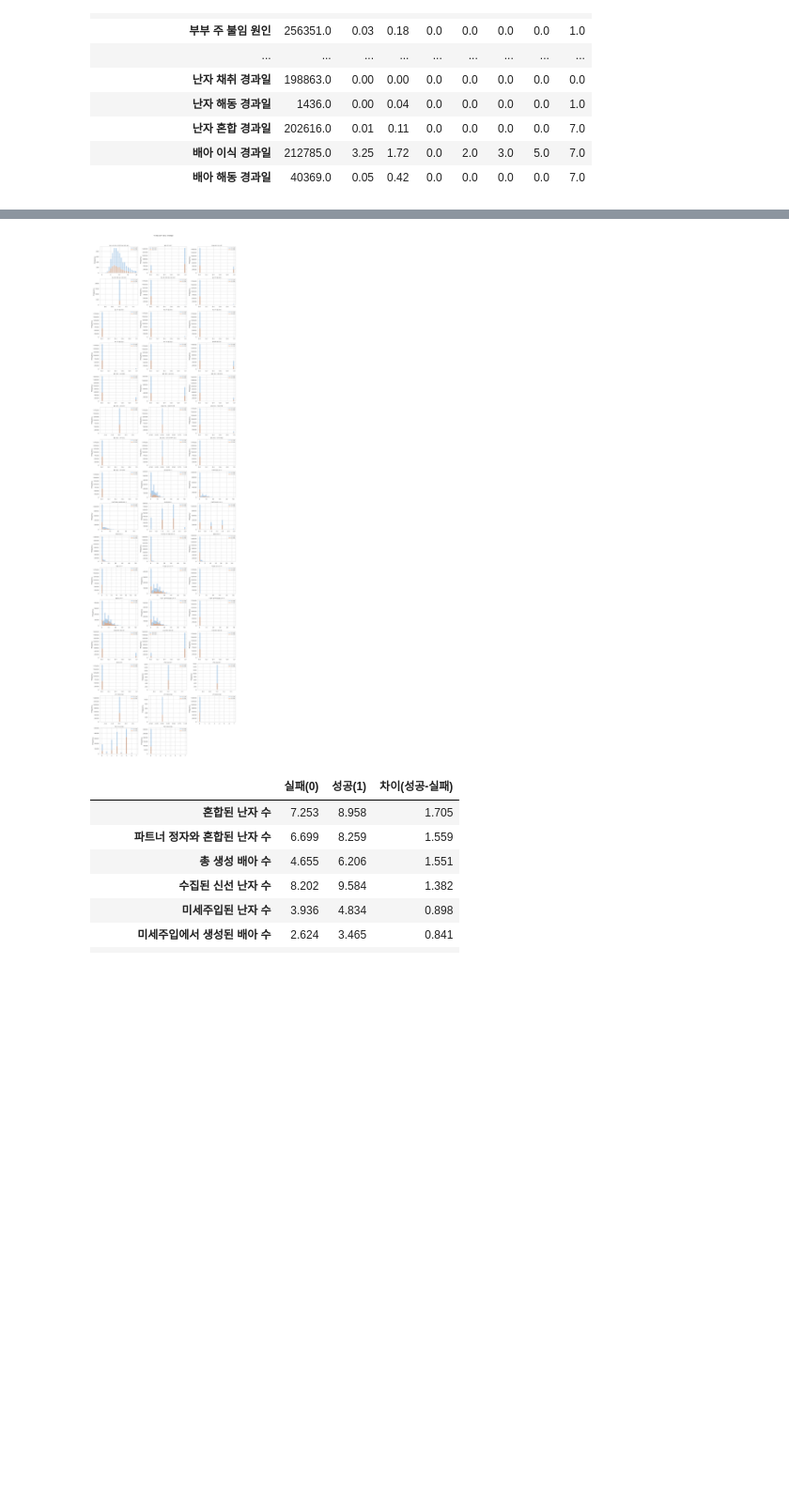
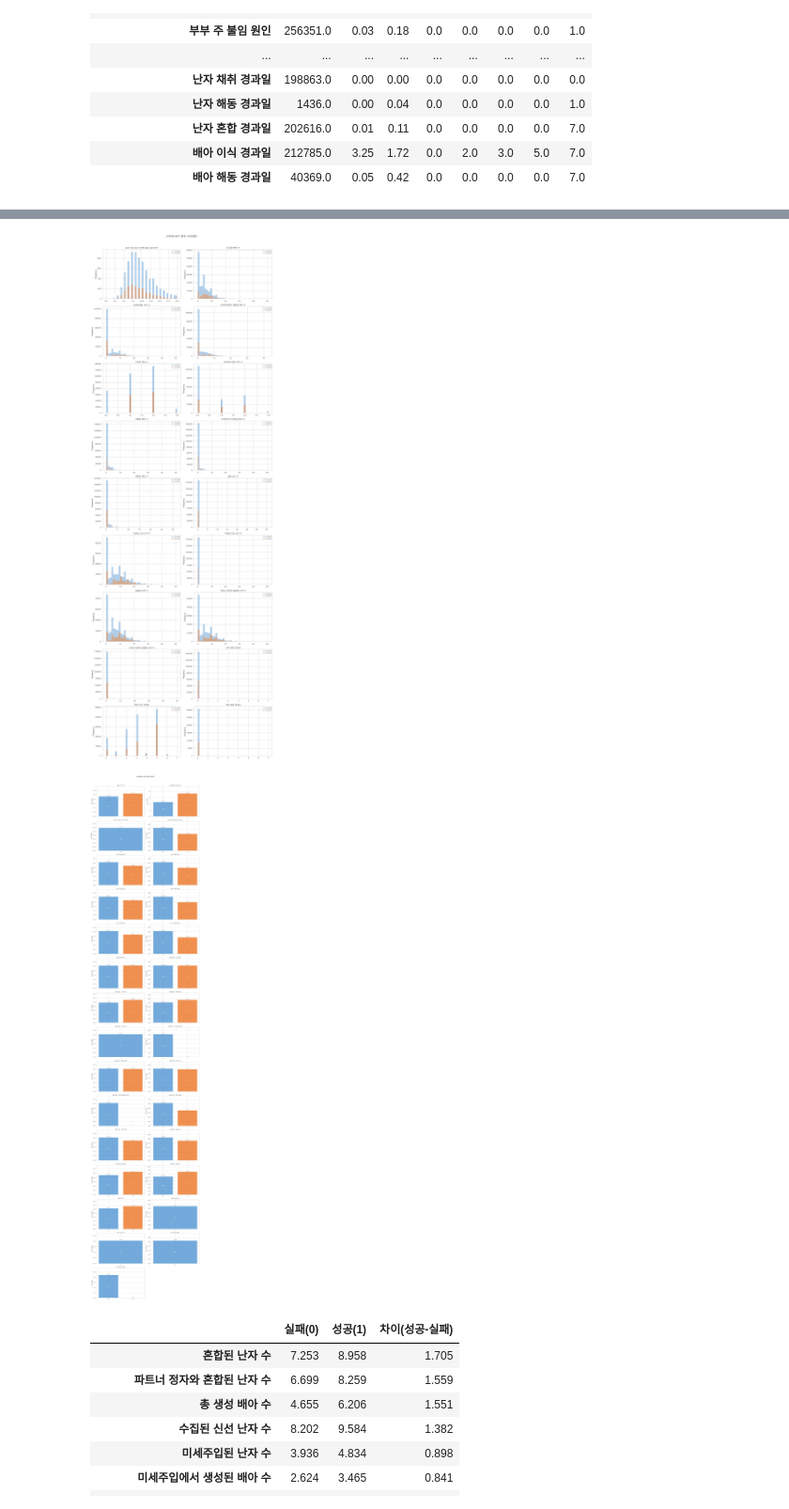
Before and after one commit to Twojulian/AI-Hackathon-for-Predicting-Pregnancy-Success-in-Infertility-Patients, a Jupyter notebook: notebooks/01_eda_yjcho.ipynb, the cells around one changed output, grey strips where cells are left out. Shown at 94% size. Saved outputs shown, nothing was run; the diff lists cells and outputs as text; code cells hidden in the pictures; blank space fills up the shorter version.

```diff
--- a/notebooks/01_eda_yjcho.ipynb
+++ b/notebooks/01_eda_yjcho.ipynb
@@ -248,28 +258,63 @@ for col in single_val_after_dropna:
 # %%
-n_cols_plot = 3
-n_rows_plot = (len(num_cols) + n_cols_plot - 1) // n_cols_plot
+binary_cols = [c for c in num_cols if train[c].dropna().nunique() <= 2]
+cont_cols   = [c for c in num_cols if c not in binary_cols]
 
-fig, axes = plt.subplots(n_rows_plot, n_cols_plot, figsize=(16, n_rows_plot * 3.5))
+# ── 연속형: 히스토그램 (타겟별) ──────────────────────────────
+n_cols_plot = 2
+n_rows_plot = (len(cont_cols) + n_cols_plot - 1) // n_cols_plot
+
+fig, axes = plt.subplots(n_rows_plot, n_cols_plot, figsize=(16, n_rows_plot * 5))
 axes = axes.flatten()
 
-for i, col in enumerate(num_cols):
+for i, col in enumerate(cont_cols):
     ax = axes[i]
     for label, color in zip([0, 1], ['#5B9BD5', '#ED7D31']):
         subset = train.loc[train[TARGET] == label, col].dropna()
         subset.plot.hist(ax=ax, alpha=0.5, bins=40, color=color,
                          label=f'임신 {"성공" if label else "실패"}')
-    ax.set_title(col, fontsize=9)
+    ax.set_title(col, fontsize=12)
     ax.set_xlabel('')
     ax.legend(fontsize=7)
 
 for j in range(i + 1, len(axes)):
     axes[j].set_visible(False)
 
-plt.suptitle('수치형 변수 분포 (타겟별)', fontsize=13, y=1.01)
+plt.suptitle('연속형 변수 분포 (타겟별)', fontsize=16, y=1.01)
 plt.tight_layout()
 plt.show()
+
+# ── 이진형: 값(0/1)별 임신 성공률 막대 ──────────────────────
+n_rows_plot2 = (len(binary_cols) + n_cols_plot - 1) // n_cols_plot
+fig2, axes2 = plt.subplots(n_rows_plot2, n_cols_plot, figsize=(16, n_rows_plot2 * 5))
+axes2 = axes2.flatten()
+
+for i, col in enumerate(binary_cols):
+    ax = axes2[i]
+    rates  = train.groupby(col)[TARGET].mean()
+    counts = train[col].value_counts().sort_index()
+    bars = ax.bar(rates.index.astype(str), rates.values,
+                  color=['#5B9BD5', '#ED7D31'], alpha=0.85)
+    for bar, cnt in zip(bars, counts[rates.index].values):
+        ax.text(bar.get_x() + bar.get_width() / 2, bar.get_height() + 0.005,
+                f'n={cnt:,}', ha='center', fontsize=7)
+    ax.set_ylim(0, rates.max() * 1.3)
+    ax.set_title(col, fontsize=12)
+    ax.set_ylabel('임신 성공률')
+    labels = ['False', 'True']
+    for bar, lbl in zip(bars, labels):
+        ax.text(bar.get_x() + bar.get_width() / 2, bar.get_height() / 2,
+                lbl, ha='center', va='center', fontsize=10,
+                color='white', fontweight='bold')
+
+for j in range(i + 1, len(axes2)):
+    axes2[j].set_visible(False)
+
+plt.suptitle('이진형 변수별 임신 성공률', fontsize=16, y=1.01)
+plt.tight_layout()
+plt.show()
 # %% [output]
-[figure, old version]
+[figure, new version]
+[figure, added]
 # %%
 mean_by_target = train.groupby(TARGET)[num_cols].mean().T
 mean_by_target.columns = ['실패(0)', '성공(1)']
```
Also changed, not shown: parts of 6 cells of this notebook, 19 other files.
